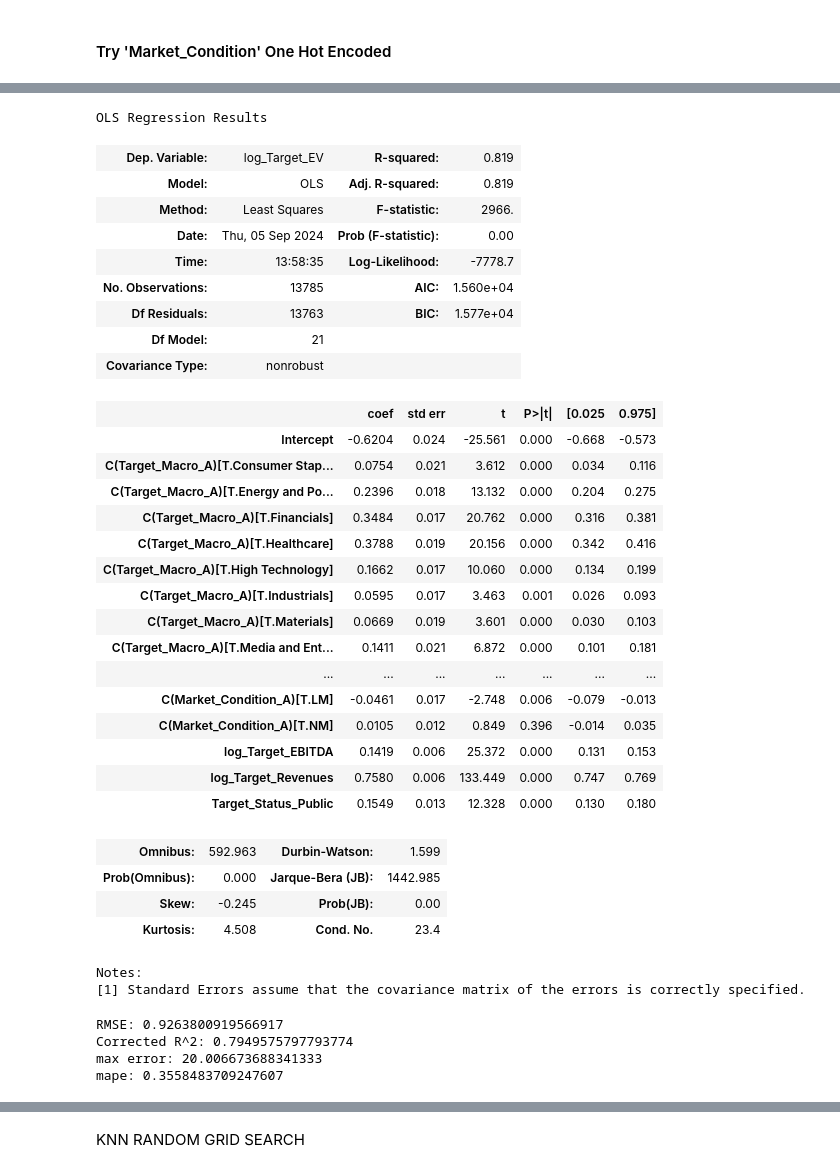
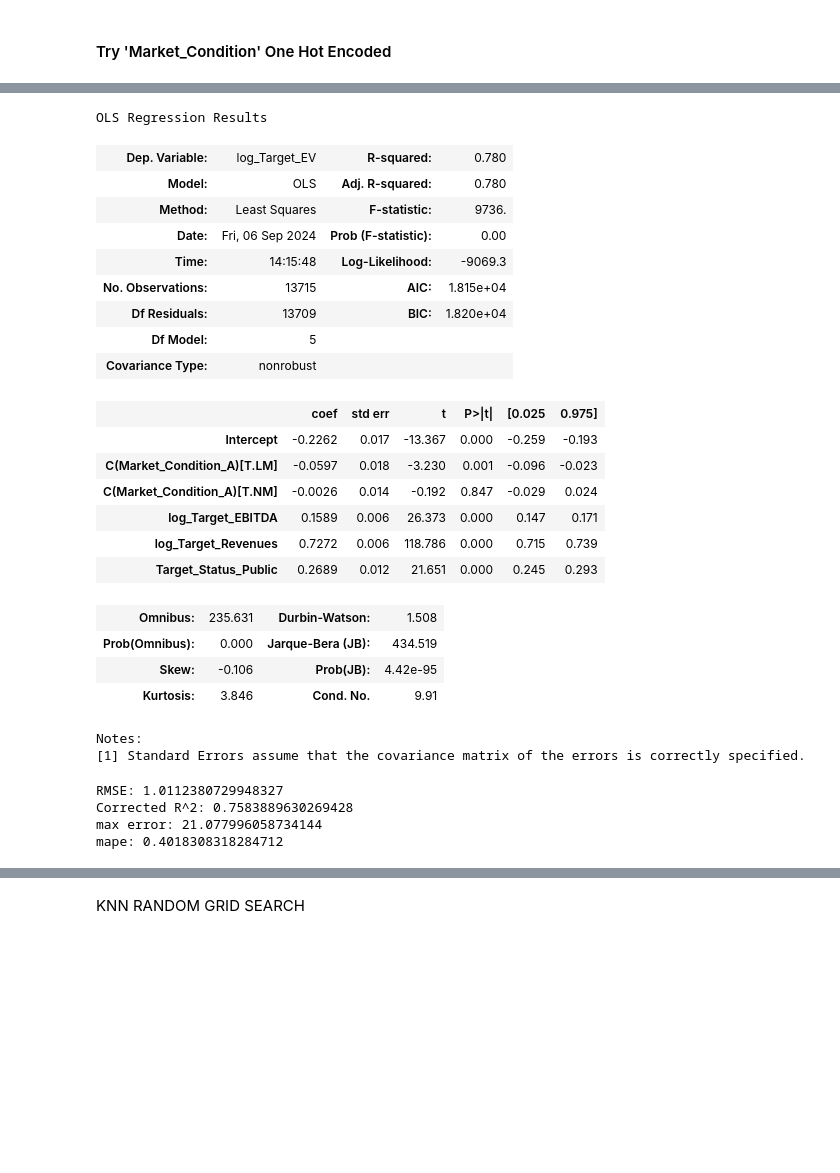
Before and after one commit to georgylevin27/ValTool, a Jupyter notebook: notebooks/main_notebook_copy_copy2(wed 1600).ipynb, the cells around one changed output, grey strips where cells are left out. Cells and saved outputs as stored; diff of their text form; code cells hidden in the pictures; blank space fills up the shorter version.

```diff
--- a/notebooks/main_notebook_copy_copy2(wed 1600).ipynb
+++ b/notebooks/main_notebook_copy_copy2(wed 1600).ipynb
@@ -126,3 +126,7 @@ df = df[df['EV_EBITDA'] < 100]  #was 500
 print('Shape after removing outliers:', df.shape)
 # %% [output]
 Shape after removing outliers: (13786, 17)
+# %%
+#Remove companies with EBITDA < Revenues
+df = df[df['Target_Revenues'] > df['Target_EBITDA']]
+df.shape
@@ -184,17 +190,17 @@ country_to_region = {
 df['Target_Region'] = df['Target_Nation'].map(country_to_region)
 
 # One-hot encode the 'Target_Region' column
-df['Target_Region_A'] = df['Target_Region']
-df['Target_Macro_A'] = df['Target_Industry_Macro']
-df['Target_Status_A'] = df['Target_Status']
+#df['Target_Region_A'] = df['Target_Region']
+#df['Target_Macro_A'] = df['Target_Industry_Macro']
+#df['Target_Status_A'] = df['Target_Status']
 df = pd.get_dummies(df, columns=['Target_Region'])
 df = pd.get_dummies(df, columns=['Target_Industry_Macro'])
 df = pd.get_dummies(df, columns=['Target_Status'])
 # %%
 df = df.drop(columns=['Target_Status_Private'])
 # %%
-df['EBITDA_Margin'] = df['Target_EBITDA'] / df['Target_Revenues']
-df.head()
+#df['EBITDA_Margin'] = df['Target_EBITDA'] / df['Target_Revenues']
+df
 # %% [output]
 |  | Date | Target_Name | Target_Industry_Mid | Target_Nation | Buyer_Name | Buyer_Industry_Macro | ... |
 | 0 | 2024-08-14 | Sarsys-Asft AB | Other Industrials | Sweden | Grundbulten 137100 AB | Financials | ... |
@@ -210,10 +222,10 @@ df['log_Target_EV'] = df['Target_EV'].apply(lambda x: np.log(x))
 df['log_Target_Revenues'] = df['Target_Revenues'].apply(lambda x: np.log(x))
 
 #neglog transformation to allow negative EBITDAs
-df['log_Target_EBITDA'] = df['Target_EBITDA'].apply(lambda x: -np.log(abs(x)) if x < 0 else np.log(x))
+df['log_Target_EBITDA'] = df['Target_EBITDA'].apply(lambda x: -np.log(abs(x)) if x < 0 else (np.log(x) if x > 0 else 0))
 #remove one row with value of -inf
 df = df[df['log_Target_EBITDA'] != -np.inf]
 
-#check new shape
-df.shape
+#check df
+df
 # %% [output]
@@ -811,50 +871,41 @@ df.head()
 # %%
 ## Linear Regression
 
 # Step 1: Prepare the data
 copy_df = df
 
 # Step 2: Standardize the data
 scaler = StandardScaler()
 copy_df[['log_Target_EV', 'log_Target_EBITDA', 'log_Target_Revenues']] = scaler.fit_transform(copy_df[['log_Target_EV', 'log_Target_EBITDA', 'log_Target_Revenues']])
 
 #Step 3: Linear regression model
-logcatmodel = smf.ols(formula = 'log_Target_EV ~ log_Target_EBITDA + log_Target_Revenues + C(Target_Macro_A) + C(Target_Region_A) + Target_Status_Public + C(Market_Condition_A)', data=copy_df)
+logcatmodel = smf.ols(formula = 'log_Target_EV ~ log_Target_EBITDA + log_Target_Revenues + Target_Status_Public + C(Market_Condition_A)', data=copy_df)
 logcatmodel = logcatmodel.fit()
 
 #Print model summary
 logcatmodel.summary()
 # %% [output]
 OLS Regression Results
-| Dep. Variable: | log_Target_EV | R-squared: | 0.819 |
-| Model: | OLS | Adj. R-squared: | 0.819 |
-| Method: | Least Squares | F-statistic: | 2966. |
-| Date: | Thu, 05 Sep 2024 | Prob (F-statistic): | 0.00 |
-| Time: | 13:58:35 | Log-Likelihood: | -7778.7 |
-| No. Observations: | 13785 | AIC: | 1.560e+04 |
-| Df Residuals: | 13763 | BIC: | 1.577e+04 |
-| Df Model: | 21 |  |  |
+| Dep. Variable: | log_Target_EV | R-squared: | 0.780 |
+| Model: | OLS | Adj. R-squared: | 0.780 |
+| Method: | Least Squares | F-statistic: | 9736. |
+| Date: | Fri, 06 Sep 2024 | Prob (F-statistic): | 0.00 |
+| Time: | 14:15:48 | Log-Likelihood: | -9069.3 |
+| No. Observations: | 13715 | AIC: | 1.815e+04 |
+| Df Residuals: | 13709 | BIC: | 1.820e+04 |
+| Df Model: | 5 |  |  |
 | Covariance Type: | nonrobust |  |  |
 |  | coef | std err | t | P>|t| | [0.025 | 0.975] |
-| Intercept | -0.6204 | 0.024 | -25.561 | 0.000 | -0.668 | -0.573 |
-| C(Target_Macro_A)[T.Consumer Stap... | 0.0754 | 0.021 | 3.612 | 0.000 | 0.034 | 0.116 |
-| C(Target_Macro_A)[T.Energy and Po... | 0.2396 | 0.018 | 13.132 | 0.000 | 0.204 | 0.275 |
-| C(Target_Macro_A)[T.Financials] | 0.3484 | 0.017 | 20.762 | 0.000 | 0.316 | 0.381 |
-| C(Target_Macro_A)[T.Healthcare] | 0.3788 | 0.019 | 20.156 | 0.000 | 0.342 | 0.416 |
-| C(Target_Macro_A)[T.High Technology] | 0.1662 | 0.017 | 10.060 | 0.000 | 0.134 | 0.199 |
-| C(Target_Macro_A)[T.Industrials] | 0.0595 | 0.017 | 3.463 | 0.001 | 0.026 | 0.093 |
-| C(Target_Macro_A)[T.Materials] | 0.0669 | 0.019 | 3.601 | 0.000 | 0.030 | 0.103 |
-| C(Target_Macro_A)[T.Media and Ent... | 0.1411 | 0.021 | 6.872 | 0.000 | 0.101 | 0.181 |
-| ... | ... | ... | ... | ... | ... | ... |
-| C(Market_Condition_A)[T.LM] | -0.0461 | 0.017 | -2.748 | 0.006 | -0.079 | -0.013 |
-| C(Market_Condition_A)[T.NM] | 0.0105 | 0.012 | 0.849 | 0.396 | -0.014 | 0.035 |
-| log_Target_EBITDA | 0.1419 | 0.006 | 25.372 | 0.000 | 0.131 | 0.153 |
-| log_Target_Revenues | 0.7580 | 0.006 | 133.449 | 0.000 | 0.747 | 0.769 |
-| Target_Status_Public | 0.1549 | 0.013 | 12.328 | 0.000 | 0.130 | 0.180 |
+| Intercept | -0.2262 | 0.017 | -13.367 | 0.000 | -0.259 | -0.193 |
+| C(Market_Condition_A)[T.LM] | -0.0597 | 0.018 | -3.230 | 0.001 | -0.096 | -0.023 |
+| C(Market_Condition_A)[T.NM] | -0.0026 | 0.014 | -0.192 | 0.847 | -0.029 | 0.024 |
+| log_Target_EBITDA | 0.1589 | 0.006 | 26.373 | 0.000 | 0.147 | 0.171 |
+| log_Target_Revenues | 0.7272 | 0.006 | 118.786 | 0.000 | 0.715 | 0.739 |
+| Target_Status_Public | 0.2689 | 0.012 | 21.651 | 0.000 | 0.245 | 0.293 |
-| Omnibus: | 592.963 | Durbin-Watson: | 1.599 |
-| Prob(Omnibus): | 0.000 | Jarque-Bera (JB): | 1442.985 |
-| Skew: | -0.245 | Prob(JB): | 0.00 |
-| Kurtosis: | 4.508 | Cond. No. | 23.4 |
+| Omnibus: | 235.631 | Durbin-Watson: | 1.508 |
+| Prob(Omnibus): | 0.000 | Jarque-Bera (JB): | 434.519 |
+| Skew: | -0.106 | Prob(JB): | 4.42e-95 |
+| Kurtosis: | 3.846 | Cond. No. | 9.91 |
 Notes:
 [1] Standard Errors assume that the covariance matrix of the errors is correctly specified.
 # %%
@@ -867,7 +918,7 @@ print('max error:', max_error)
 mape = mean_absolute_percentage_error(np.exp(df.log_Target_EV), np.exp(logcatmodel.fittedvalues))
 print('mape:', mape)
 # %% [output]
-RMSE: 0.9263800919566917
-Corrected R^2: 0.7949575797793774
-max error: 20.006673688341333
-mape: 0.3558483709247607
+RMSE: 1.0112380729948327
+Corrected R^2: 0.7583889630269428
+max error: 21.077996058734144
+mape: 0.4018308318284712
```
Also changed, not shown: parts of 38 cells of this notebook, 17 other files.
